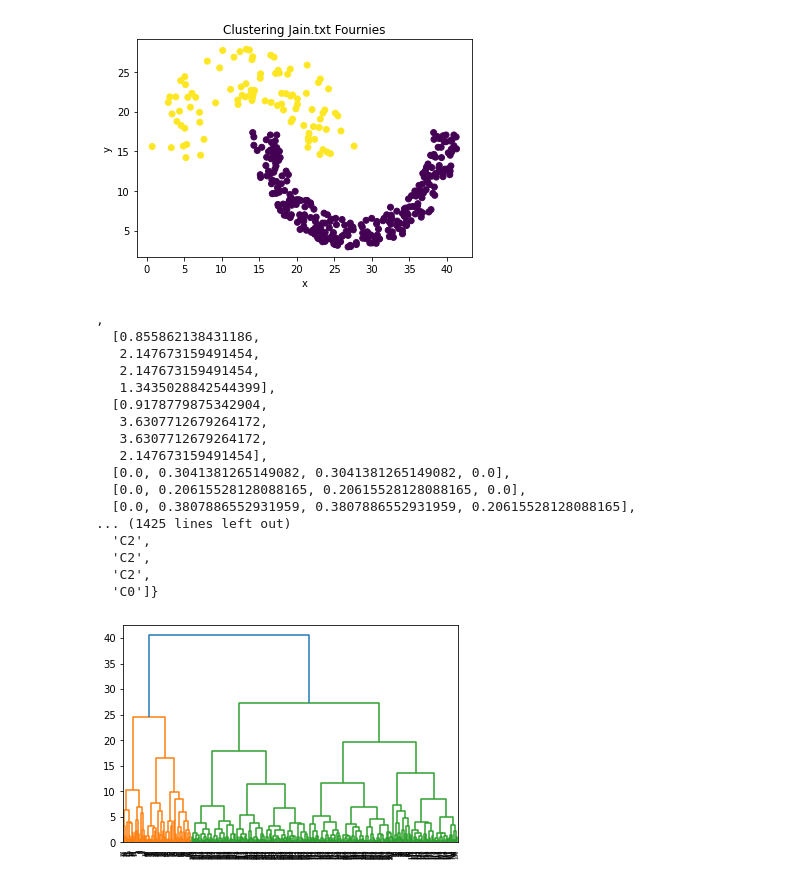
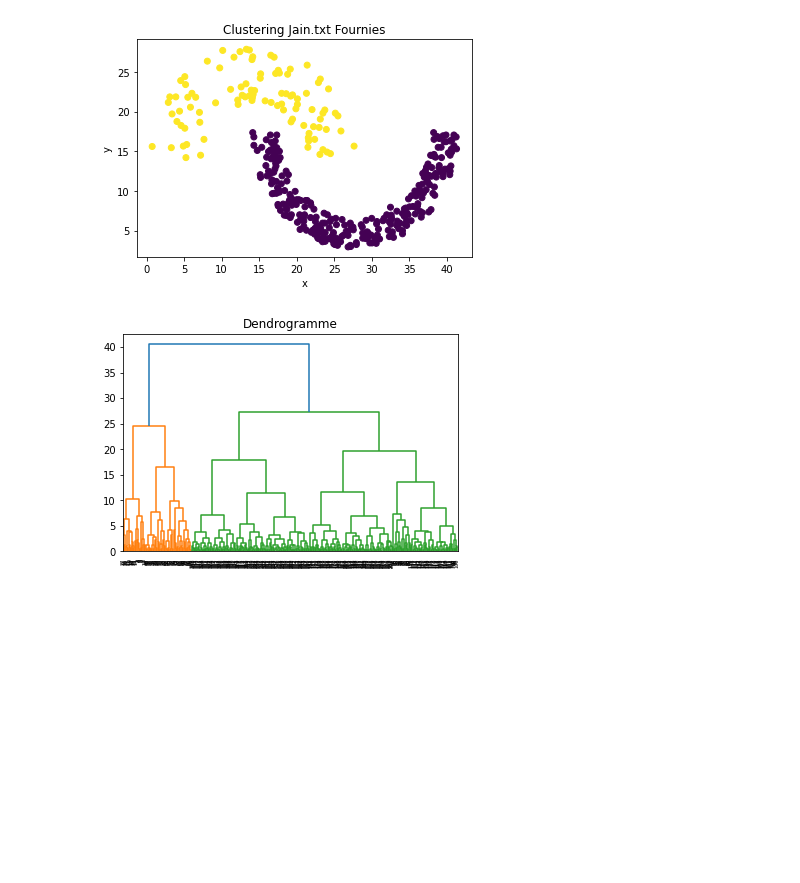
Before and after one commit to EvanEpivent5/odata, a Jupyter notebook: scripts/Hierarchique.ipynb, the cells around one changed output. Drawn from its saved outputs; the diff is of its cells as text; code cells hidden in the pictures; blank space fills up the shorter version.

```diff
--- a/scripts/Hierarchique.ipynb
+++ b/scripts/Hierarchique.ipynb
@@ -21,27 +23,13 @@ plt.scatter(x,y,c=labelsjain)
 plt.show()
 # %% [output]
 [figure]
-# %%
-data=pd.read_csv('../src/jain_out.txt')
-
-l=linkage(data,method='complete',metric='euclidean')
-dendrogram(l)
-# %% [output]
-,
-  [0.855862138431186,
-   2.147673159491454,
-   2.147673159491454,
-   1.3435028842544399],
-  [0.9178779875342904,
-   3.6307712679264172,
-   3.6307712679264172,
-   2.147673159491454],
-  [0.0, 0.3041381265149082, 0.3041381265149082, 0.0],
-  [0.0, 0.20615528128088165, 0.20615528128088165, 0.0],
-  [0.0, 0.3807886552931959, 0.3807886552931959, 0.20615528128088165],
-... (1425 lines left out)
-  'C2',
-  'C2',
-  'C2',
-  'C0']}
-[figure, removed]
+# %%
+def hierarchique(data,method,metric):
+    l=linkage(data,method='complete',metric='euclidean')
+    d=dendrogram(l)
+    plt.title("Dendrogramme")
+    plt.show()
+data=pd.read_csv('../src/jain_out.txt')
+hierarchique(data,'complete','euclidean')
+# %% [output]
+[figure, added]
```
Also changed, not shown: parts of 1 cell of this notebook.
